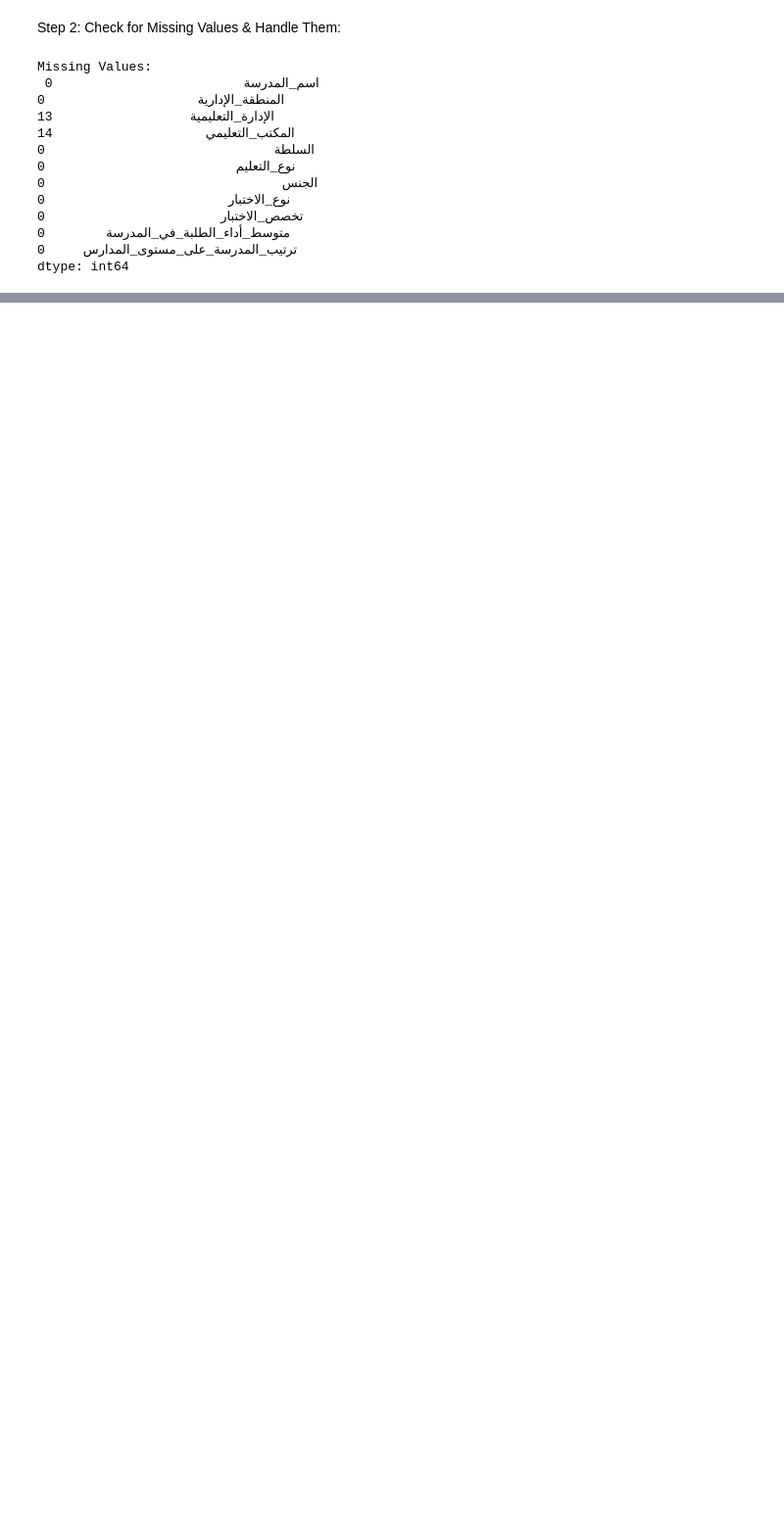
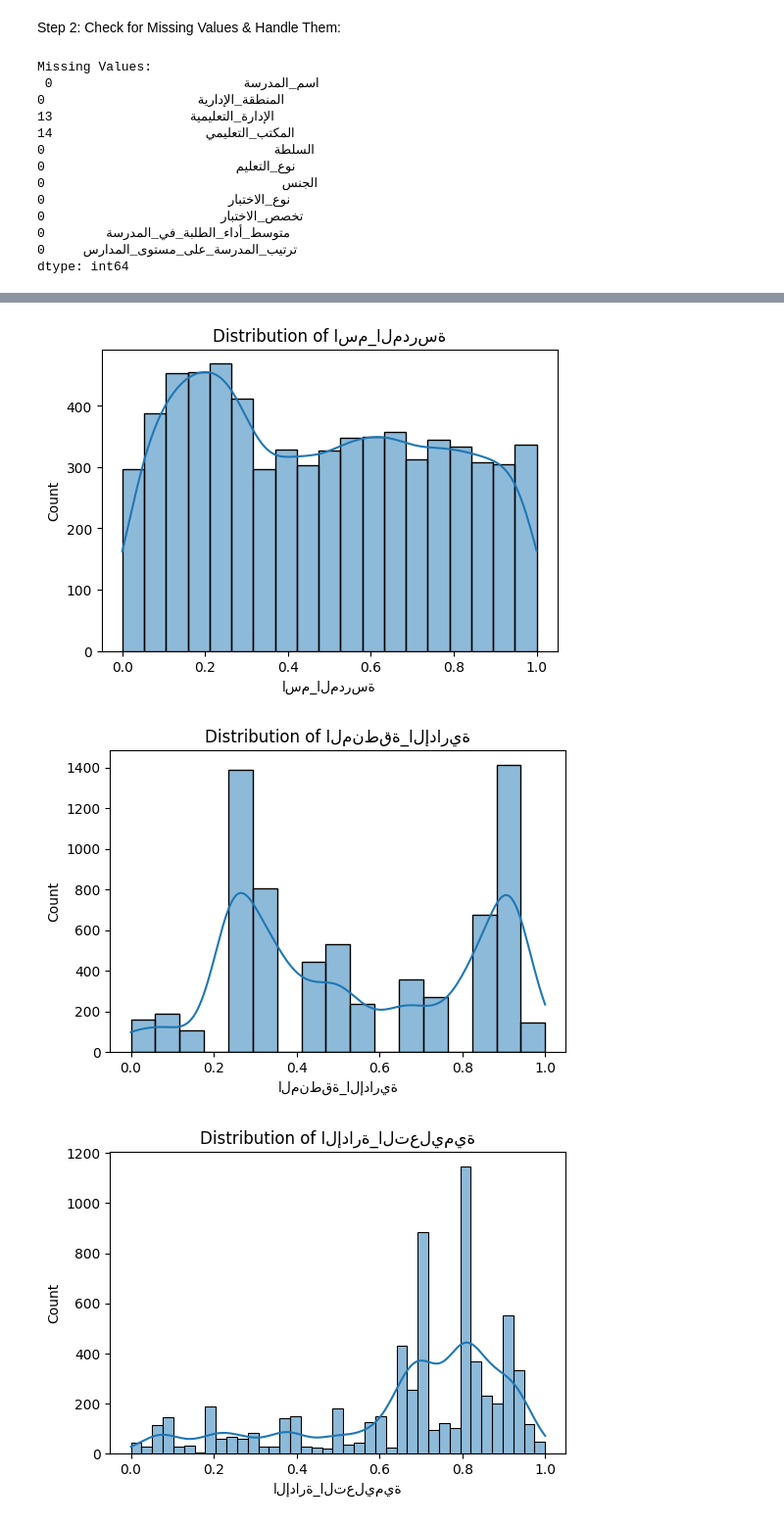
Before and after one commit to AnnoudM/SWE485-Project-Group17, a Jupyter notebook: Notebooks/Data_Preprocessing.ipynb, the cells around one changed output, grey strips where cells are left out. Shown at 98% size. Saved outputs shown, nothing was run; the diff lists cells and outputs as text; code cells hidden in the pictures; blank space fills up the shorter version.

Commit message:
Updated Data_Preprocessing notebook and added Cleaned_Averages.csv

```diff
--- a/Notebooks/Data_Preprocessing.ipynb
+++ b/Notebooks/Data_Preprocessing.ipynb
@@ -66,0 +76,7 @@ If a column is numerical, missing values are replaced with 0, so calculations li
+# %%
+# Check for duplicates
+duplicate_count = df.duplicated().sum()
+print(f"Number of duplicate rows: {duplicate_count}")
+
+# Remove duplicate rows
+df.drop_duplicates(inplace=True)
@@ -66,0 +95,4 @@ If a column is numerical, missing values are replaced with 0, so calculations li
+# %%
+# Print the categorical column names
+categorical_columns = df.select_dtypes(include=['object']).columns
+print("Categorical columns:\n", categorical_columns)
@@ -66,0 +105,9 @@ If a column is numerical, missing values are replaced with 0, so calculations li
+# %%
+from sklearn.preprocessing import LabelEncoder
+
+# Apply Label Encoding to all categorical columns
+label_encoders = {}  # Dictionary to store encoders for later use
+for col in categorical_columns:
+    le = LabelEncoder()
+    df[col] = le.fit_transform(df[col])  # Convert text to numbers
+    label_encoders[col] = le  # Save the encoder in case we need to decode later
@@ -66,0 +128,9 @@ If a column is numerical, missing values are replaced with 0, so calculations li
+# %%
+from sklearn.preprocessing import MinMaxScaler
+
+# Select numerical columns
+numerical_columns = df.select_dtypes(include=['int64', 'float64']).columns
+
+# Apply Min-Max Scaling to normalize the data
+scaler = MinMaxScaler()
+df[numerical_columns] = scaler.fit_transform(df[numerical_columns])
@@ -66,0 +155,14 @@ If a column is numerical, missing values are replaced with 0, so calculations li
+# %%
+import matplotlib.pyplot as plt
+import seaborn as sns
+
+# Check the distribution of numerical columns
+for col in numerical_columns:
+    plt.figure(figsize=(6,4))
+    sns.histplot(df[col], kde=True)
+    plt.title(f"Distribution of {col}")
+    plt.show()
+# %% [output]
+[figure, added]
+[figure, added]
+[figure, added]
```
Also changed, not shown: parts of 13 cells of this notebook, 1 other file.
